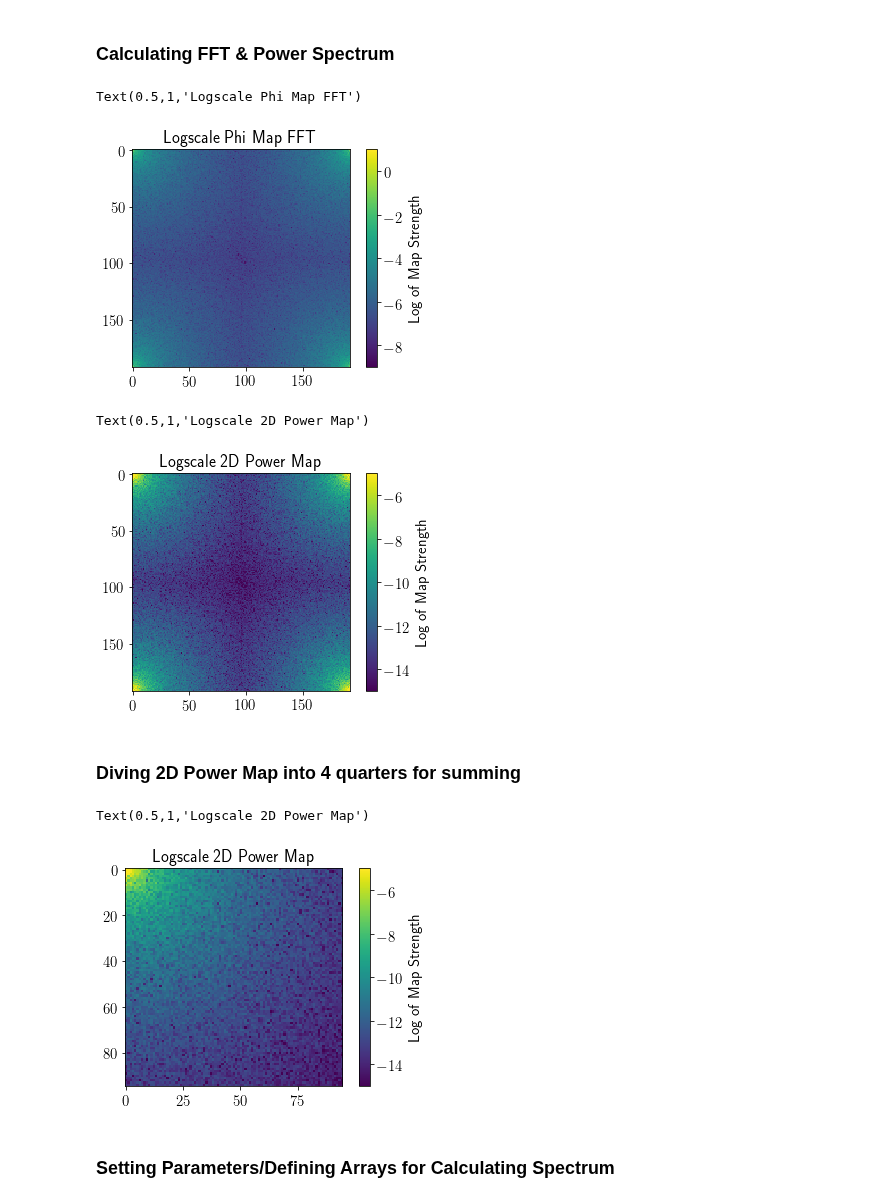
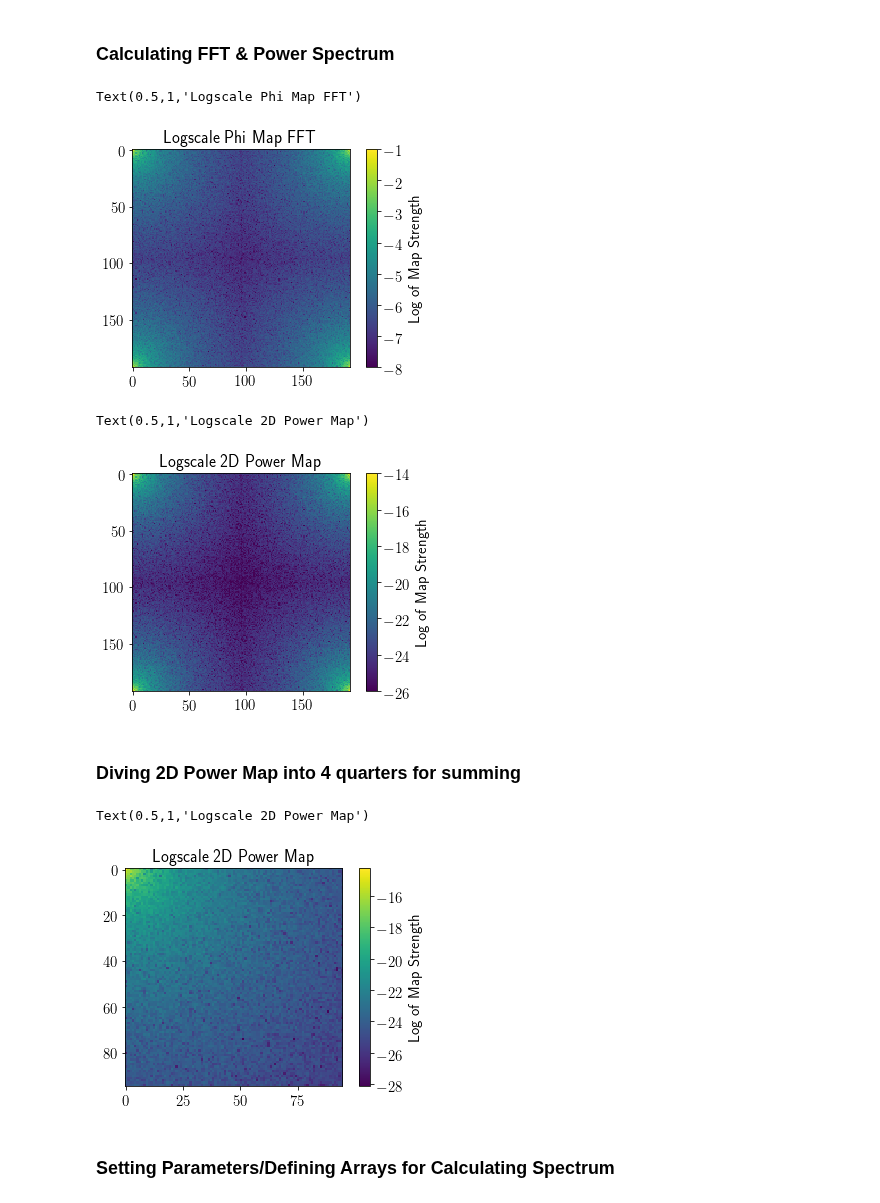
Before and after one commit to deepskies/DeepCMBsim, a Jupyter notebook: Phi Maps.ipynb, the cells around one changed output. Saved outputs shown, nothing was run; the diff lists cells and outputs as text; code cells hidden in the pictures.

```diff
--- a/Phi Maps.ipynb
+++ b/Phi Maps.ipynb
@@ -100,6 +99,8 @@ dx = reso*np.pi/180.0 #Resolution in radians
 
 lmax = 180./reso #Maximum l-mode achievable given these parameters
 lstep = lmax*2/pixels
+
+tfac = dx/pixels #converts from pixels to radians
 # %%
 #Generate the WCS (world coordinate system) for the flatmap
 w = WCS(naxis=2)
@@ -178,28 +179,28 @@ phi_map_fft = np.fft.fft2(phi_map[0])
 minimum = np.amin(abs(phi_map_fft))
 maximum = np.amax(abs(phi_map_fft))
 
-plt.imshow(np.log10(np.abs(phi_map_fft)), vmin=-9, vmax=1)
+plt.imshow(np.log10(np.abs(phi_map_fft)), vmin=-8, vmax=-1)
 plt.colorbar(label="Log of Map Strength")
 plt.title("Logscale Phi Map FFT")
 
 #np.save("phi_map_fft_0-mode", phi_map_fft)
 # %% [output]
 Text(0.5,1,'Logscale Phi Map FFT')
-[figure, old version]
+[figure, new version]
 # %%
 #Taking the conjugate of the phi map fft
 phi_map_fft_conj = np.conj(phi_map_fft)
 # %%
 #Calculating the 2D Map Power
-map_power_2D = phi_map_fft*phi_map_fft_conj
+map_power_2D = phi_map_fft*phi_map_fft_conj*tfac**2
 # %%
 #Plotting 2D Map power
-plt.imshow(np.log10(np.abs(map_power_2D)), vmin=-15, vmax=-5)
+plt.imshow(np.log10(np.abs(map_power_2D)), vmin=-26, vmax=-14)
 plt.colorbar(label="Log of Map Strength")
 plt.title("Logscale 2D Power Map")
 # %% [output]
 Text(0.5,1,'Logscale 2D Power Map')
-[figure, old version]
+[figure, new version]
 # %% [markdown]
 ### Diving 2D Power Map into 4 quarters for summing
 # %%
@@ -216,12 +217,12 @@ quarter4 = map_power_2D[int(pixels/2+1):,int(pixels/2+1):]
 quarter4 = np.rot90(quarter4, k=2)
 # %%
 #Example of one of the four quarters of 2D power map
-plt.imshow(np.log10(np.abs(quarter4)), vmin=-15, vmax=-5)
+plt.imshow(np.log10(np.abs(quarter4)))#, vmin=-15, vmax=-5)
 plt.colorbar(label="Log of Map Strength")
 plt.title("Logscale 2D Power Map")
 # %% [output]
 Text(0.5,1,'Logscale 2D Power Map')
-[figure, old version]
+[figure, new version]
 # %% [markdown]
 ### Setting Parameters/Defining Arrays for Calculating Spectrum
 # %%
```
Also changed, not shown: parts of 42 cells of this notebook, 1 other file.
